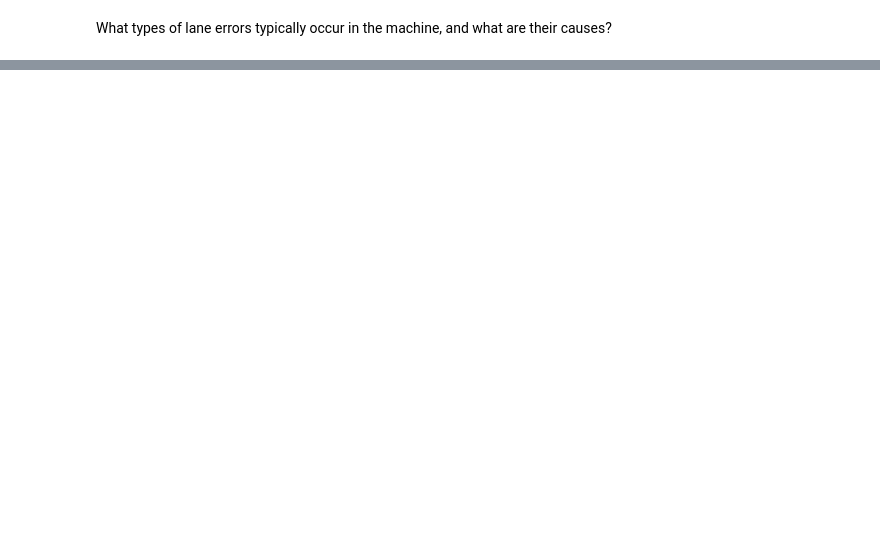
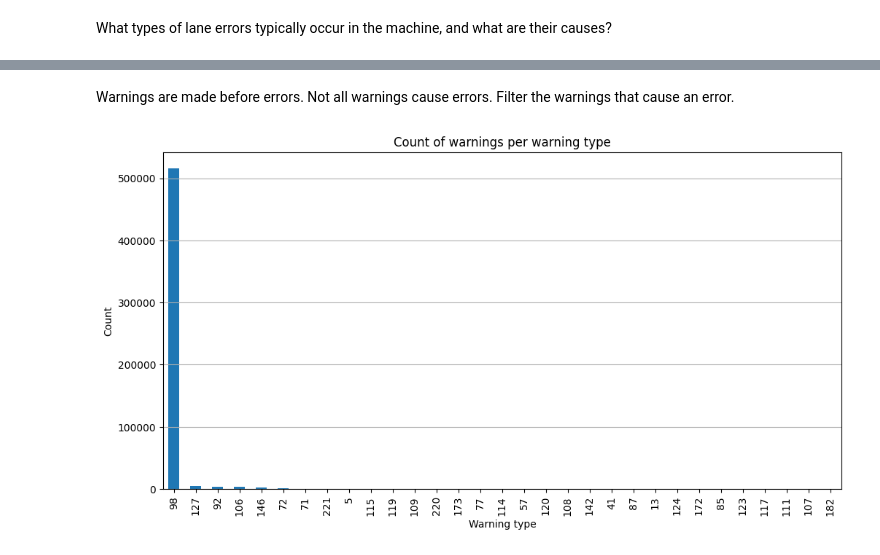
Before and after one commit to AcidSudo/Sanovo_19052025, a Jupyter notebook: EDA_types_of_errors.ipynb, the cells around one changed output, grey strips where cells are left out. Cells and saved outputs as stored; diff of their text form; code cells hidden in the pictures; blank space fills up the shorter version.

```diff
--- a/EDA_types_of_errors.ipynb
+++ b/EDA_types_of_errors.ipynb
@@ -33,0 +98,18 @@ plt.show()
+# %% [markdown]
+Warnings are made before errors. Not all warnings cause errors. Filter the warnings that cause an error.
+# %%
+machine = df[(df['MerType'] == 22) &(df['MerNumber'] < 400)]
+# eda['MerNumber'].value_counts()
+# Create a bar chart for the count of occurrences per MerNumber
+machine['MerNumber'].value_counts().plot(kind='bar', figsize=(12, 6))
+
+# Add labels and title
+plt.xlabel('Warning type')
+plt.ylabel('Count')
+plt.title('Count of warnings per warning type')
+plt.grid(axis='y')
+# Save the plot as a picture
+plt.savefig('warning_type_count_plot.jpg')
+plt.show()
+# %% [output]
+[figure, added]
```
Also changed, not shown: parts of 7 cells of this notebook, 4 other files.
